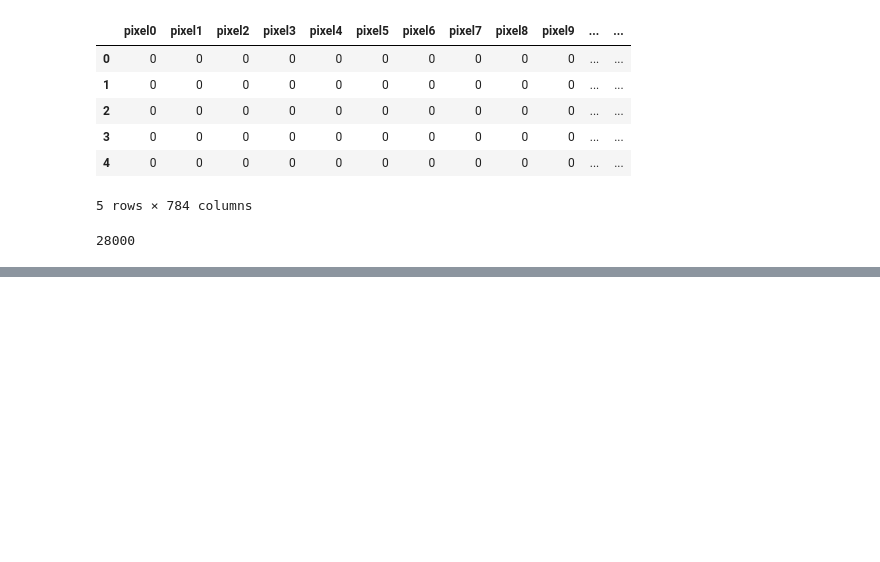
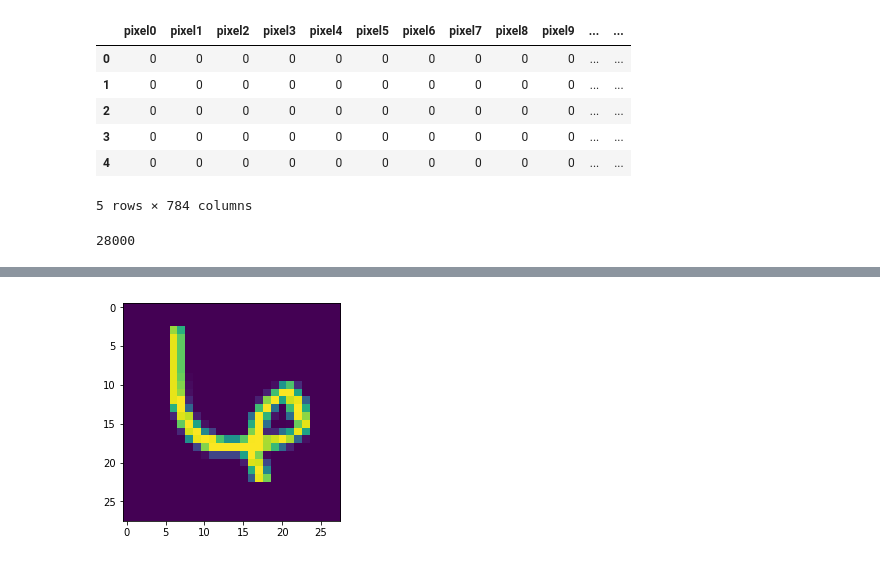
Before and after one commit to cluePrints/data-sci-fience, a Jupyter notebook: digit-recognizer/0100. EDA.ipynb, the cells around one changed output, grey strips where cells are left out. Cells and saved outputs as stored; diff of their text form; code cells hidden in the pictures; blank space fills up the shorter version.

```diff
--- a/digit-recognizer/0100. EDA.ipynb
+++ b/digit-recognizer/0100. EDA.ipynb
@@ -95,0 +148,4 @@ sns.scatterplot(x=tsne_pixels_train[:,0], y=tsne_pixels_train[:,1], hue=df_train
+# %%
+display_image(89)
+# %% [output]
+[figure, added]
```
Also changed, not shown: parts of 20 cells of this notebook.
